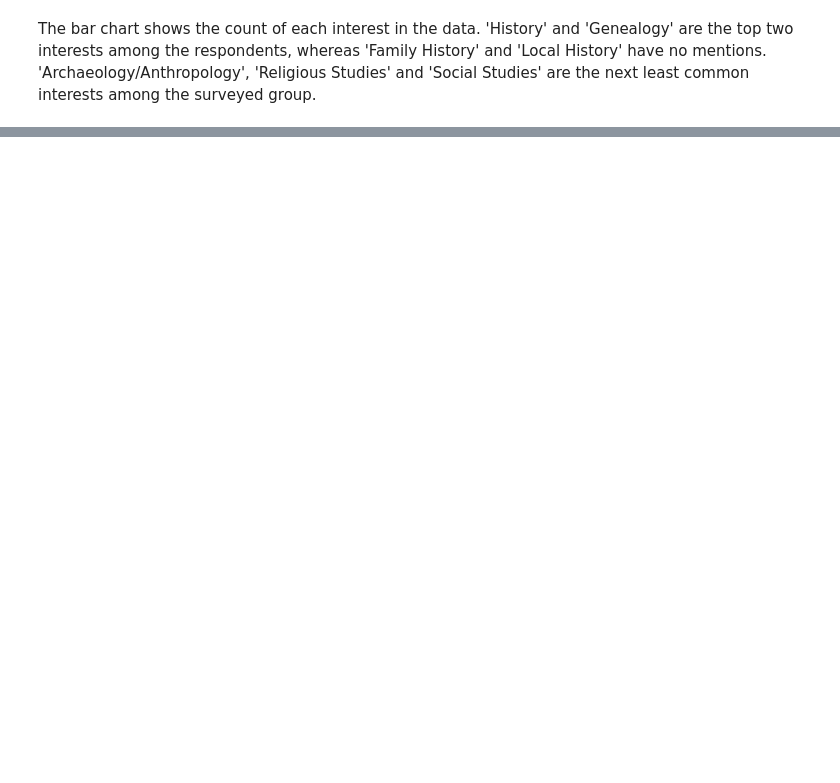
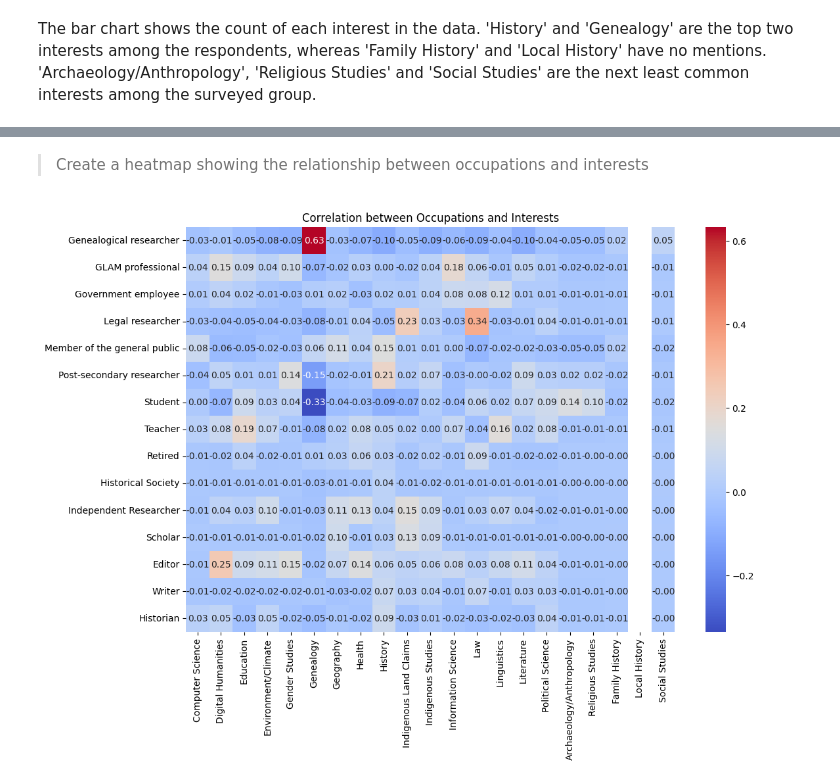
Before and after one commit to crkn-rcdr/user-survey-analysis, a Jupyter notebook: _sources/notebooks.ipynb, the cells around one changed output, grey strips where cells are left out. Drawn from its saved outputs; the diff is of its cells as text; code cells hidden in the pictures; blank space fills up the shorter version.

```diff
--- a/_sources/notebooks.ipynb
+++ b/_sources/notebooks.ipynb
@@ -265,0 +268,18 @@ The bar chart shows the count of each interest in the data. 'History' and 'Genea
+# %%
+# First, let's get a sense of how are occupations related to interests
+# For this, I will create a cross-correlation matrix between occupations and interests.
+# This matrix will measure the linear relationships between each pair of occupation and interest.
+
+# Getting relevant columns
+occupations_data = data[occupations_columns]
+interests_data = data[interests_columns]
+
+# Concatenating the data
+combined_data = pd.concat([occupations_data, interests_data], axis=1)
+
+correlation_matrix = combined_data.corr()
+
+# Selecting only the correlations between occupations and interests
+occupation_interest_correlation = correlation_matrix.loc[occupations_columns, interests_columns]
+
+occupation_interest_correlation
@@ -265,0 +321,14 @@ The bar chart shows the count of each interest in the data. 'History' and 'Genea
+# %% [markdown]
+> Create a heatmap showing the relationship between occupations and interests
+# %%
+# For visualizing the relationship between occupations and interests, we can create a heatmap using seaborn.
+# Heatmap will use the correlation matrix that we computed before.
+
+import seaborn as sns
+
+plt.figure(figsize=(12,8))
+sns.heatmap(occupation_interest_correlation, annot=True, cmap='coolwarm', fmt='.2f')
+plt.title('Correlation between Occupations and Interests')
+plt.show()
+# %% [output]
+[figure, added]
```
Also changed, not shown: parts of 7 cells of this notebook, 4 other files.
